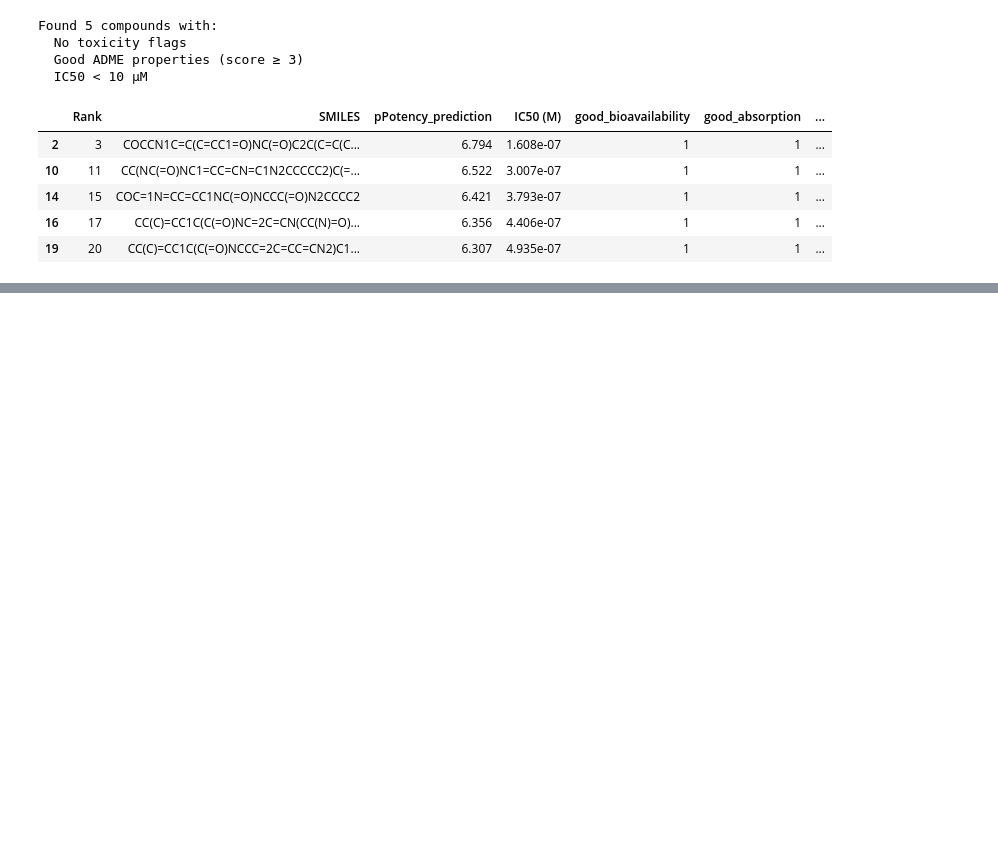
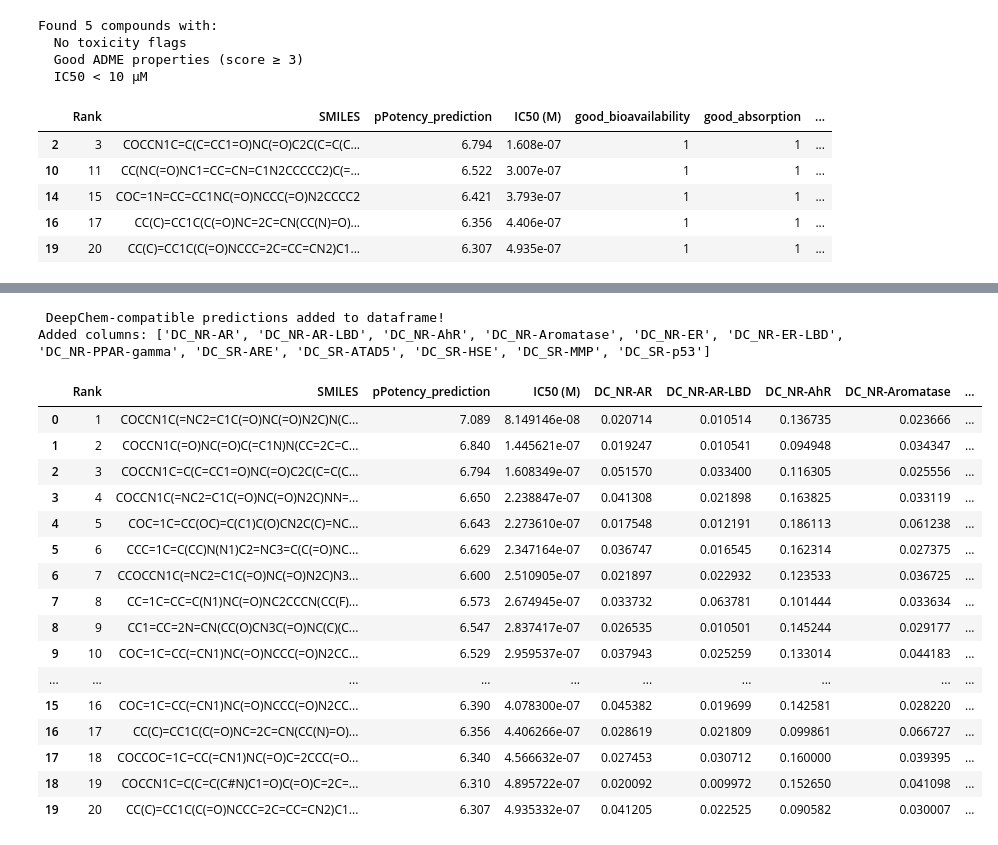
Before and after one commit to soumyadeepghosh35/DTRA_DrugDesign, a Jupyter notebook: PubchemData/Step6_Toxicity_AllVirus.ipynb, the cells around one changed output, grey strips where cells are left out. Drawn from its saved outputs; the diff is of its cells as text; code cells hidden in the pictures; blank space fills up the shorter version.

Commit message:
added deepchem for toxicity prediction

```diff
--- a/PubchemData/Step6_Toxicity_AllVirus.ipynb
+++ b/PubchemData/Step6_Toxicity_AllVirus.ipynb
@@ -438,0 +623,32 @@ Found 5 compounds with:
+# %%
+# Add to original dataframe
+EnamineAntiviralsData_wToxicity_deepchem_final = EnamineAntiviralsData_top20.copy()
+for task in tox21_tasks:
+    col_name = f'DC_{task}'
+    EnamineAntiviralsData_wToxicity_deepchem_final[col_name] = np.nan
+    EnamineAntiviralsData_wToxicity_deepchem_final.loc[EnamineAntiviralsData_wToxicity_deepchem.index, col_name] = \
+        EnamineAntiviralsData_wToxicity_deepchem[task].values
+
+print("\n DeepChem-compatible predictions added to dataframe!")
+print(f"Added columns: {[f'DC_{task}' for task in tox21_tasks]}")
+EnamineAntiviralsData_wToxicity_deepchem_final
+# %% [output]
+ DeepChem-compatible predictions added to dataframe!
+Added columns: ['DC_NR-AR', 'DC_NR-AR-LBD', 'DC_NR-AhR', 'DC_NR-Aromatase', 'DC_NR-ER', 'DC_NR-ER-LBD', 'DC_NR-PPAR-gamma', 'DC_SR-ARE', 'DC_SR-ATAD5', 'DC_SR-HSE', 'DC_SR-MMP', 'DC_SR-p53']
+|  | Rank | SMILES | pPotency_prediction | IC50 (M) | DC_NR-AR | DC_NR-AR-LBD | DC_NR-AhR | DC_NR-Aromatase | ... |
+| 0 | 1 | COCCN1C(=NC2=C1C(=O)NC(=O)N2C)N(C... | 7.089 | 8.149146e-08 | 0.020714 | 0.010514 | 0.136735 | 0.023666 | ... |
+| 1 | 2 | COCCN1C(=O)NC(=O)C(=C1N)N(CC=2C=C... | 6.840 | 1.445621e-07 | 0.019247 | 0.010541 | 0.094948 | 0.034347 | ... |
+| 2 | 3 | COCCN1C=C(C=CC1=O)NC(=O)C2C(C=C(C... | 6.794 | 1.608349e-07 | 0.051570 | 0.033400 | 0.116305 | 0.025556 | ... |
+| 3 | 4 | COCCN1C(=NC2=C1C(=O)NC(=O)N2C)NN=... | 6.650 | 2.238847e-07 | 0.041308 | 0.021898 | 0.163825 | 0.033119 | ... |
+| 4 | 5 | COC=1C=CC(OC)=C(C1)C(O)CN2C(C)=NC... | 6.643 | 2.273610e-07 | 0.017548 | 0.012191 | 0.186113 | 0.061238 | ... |
+| 5 | 6 | CCC=1C=C(CC)N(N1)C2=NC3=C(C(=O)NC... | 6.629 | 2.347164e-07 | 0.036747 | 0.016545 | 0.162314 | 0.027375 | ... |
+| 6 | 7 | CCOCCN1C(=NC2=C1C(=O)NC(=O)N2C)N3... | 6.600 | 2.510905e-07 | 0.021897 | 0.022932 | 0.123533 | 0.036725 | ... |
+| 7 | 8 | CC=1C=CC=C(N1)NC(=O)NC2CCCN(CC(F)... | 6.573 | 2.674945e-07 | 0.033732 | 0.063781 | 0.101444 | 0.033634 | ... |
+| 8 | 9 | CC1=CC=2N=CN(CC(O)CN3C(=O)NC(C)(C... | 6.547 | 2.837417e-07 | 0.026535 | 0.010501 | 0.145244 | 0.029177 | ... |
+| 9 | 10 | COC=1C=CC(=CN1)NC(=O)NCCC(=O)N2CC... | 6.529 | 2.959537e-07 | 0.037943 | 0.025259 | 0.133014 | 0.044183 | ... |
+| ... | ... | ... | ... | ... | ... | ... | ... | ... | ... |
+| 15 | 16 | COC=1C=CC(=CN1)NC(=O)NCCC(=O)N2CC... | 6.390 | 4.078300e-07 | 0.045382 | 0.019699 | 0.142581 | 0.028220 | ... |
+| 16 | 17 | CC(C)=CC1C(C(=O)NC=2C=CN(CC(N)=O)... | 6.356 | 4.406266e-07 | 0.028619 | 0.021809 | 0.099861 | 0.066727 | ... |
+| 17 | 18 | COCCOC=1C=CC(=CN1)NC(=O)C=2CCC(=O... | 6.340 | 4.566632e-07 | 0.027453 | 0.030712 | 0.160000 | 0.039395 | ... |
+| 18 | 19 | COCCN1C=C(C=C(C#N)C1=O)C(=O)C=2C=... | 6.310 | 4.895722e-07 | 0.020092 | 0.009972 | 0.152650 | 0.041098 | ... |
+| 19 | 20 | CC(C)=CC1C(C(=O)NCCC=2C=CC=CN2)C1... | 6.307 | 4.935332e-07 | 0.041205 | 0.022525 | 0.090582 | 0.030007 | ... |
```
Also changed, not shown: parts of 6 cells of this notebook.
